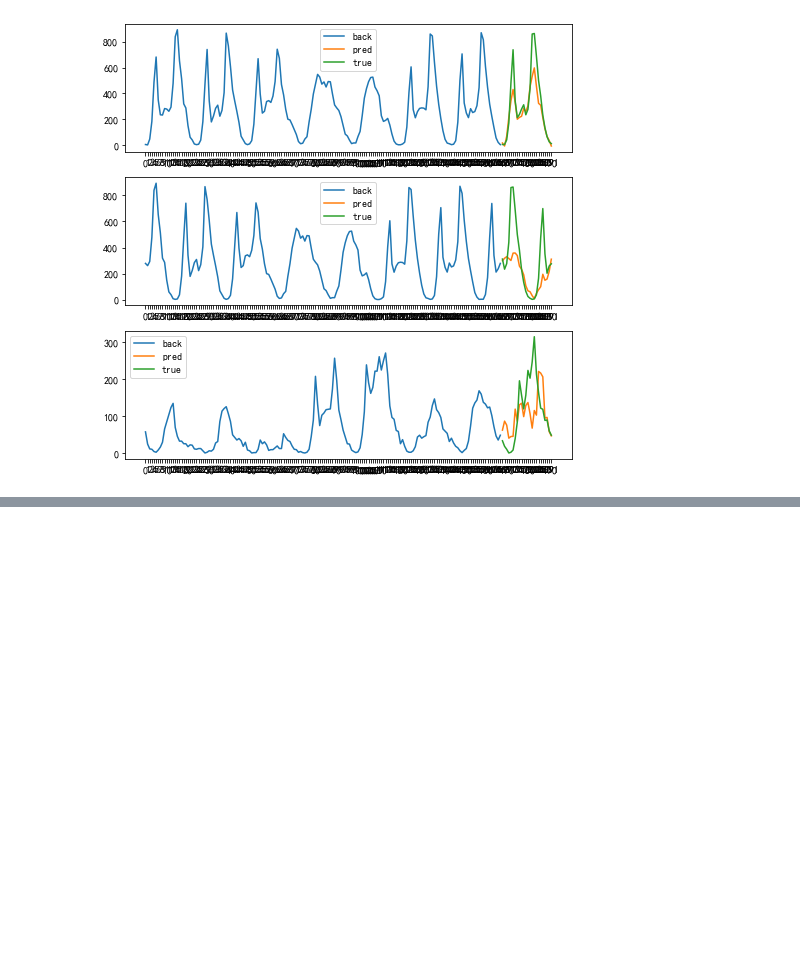
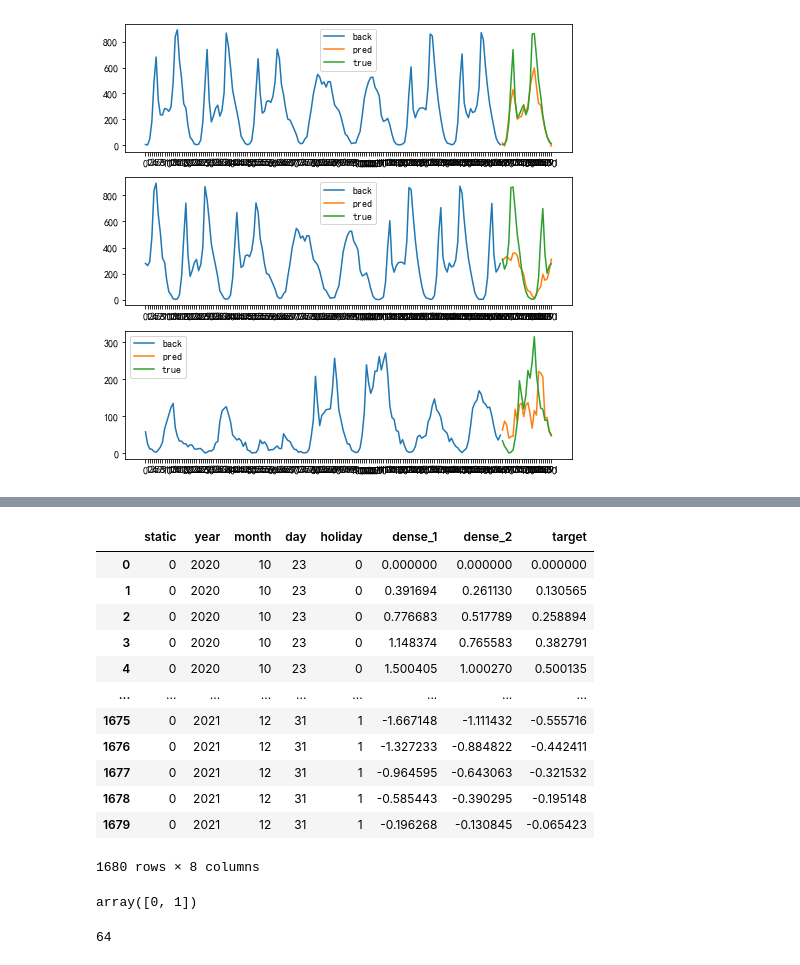
Before and after one commit to haohy/deepts_torch, a Jupyter notebook: notebooks/data_describe.ipynb, the cells around one changed output, grey strips where cells are left out. Drawn from its saved outputs; the diff is of its cells as text; code cells hidden in the pictures; blank space fills up the shorter version.

```diff
--- a/notebooks/data_describe.ipynb
+++ b/notebooks/data_describe.ipynb
@@ -486,0 +294,16 @@ TensorShape([10, 20])
+# %%
+data[data['static'] == 0]
+# %% [output]
+|  | static | year | month | day | holiday | dense_1 | dense_2 | target |
+| 0 | 0 | 2020 | 10 | 23 | 0 | 0.000000 | 0.000000 | 0.000000 |
+| 1 | 0 | 2020 | 10 | 23 | 0 | 0.391694 | 0.261130 | 0.130565 |
+| 2 | 0 | 2020 | 10 | 23 | 0 | 0.776683 | 0.517789 | 0.258894 |
+| 3 | 0 | 2020 | 10 | 23 | 0 | 1.148374 | 0.765583 | 0.382791 |
+| 4 | 0 | 2020 | 10 | 23 | 0 | 1.500405 | 1.000270 | 0.500135 |
+| ... | ... | ... | ... | ... | ... | ... | ... | ... |
+| 1675 | 0 | 2021 | 12 | 31 | 1 | -1.667148 | -1.111432 | -0.555716 |
+| 1676 | 0 | 2021 | 12 | 31 | 1 | -1.327233 | -0.884822 | -0.442411 |
+| 1677 | 0 | 2021 | 12 | 31 | 1 | -0.964595 | -0.643063 | -0.321532 |
+| 1678 | 0 | 2021 | 12 | 31 | 1 | -0.585443 | -0.390295 | -0.195148 |
+| 1679 | 0 | 2021 | 12 | 31 | 1 | -0.196268 | -0.130845 | -0.065423 |
+1680 rows × 8 columns
@@ -486,0 +312,4 @@ TensorShape([10, 20])
+# %%
+df['static'].unique()
+# %% [output]
+array([0, 1])
@@ -486,0 +319,4 @@ TensorShape([10, 20])
+# %%
+(df[df['static'] == 0].shape[0] - (window_size-sliding_window_dis)) // sliding_window_dis
+# %% [output]
+64
```
Also changed, not shown: parts of 147 cells of this notebook, 18 other files.
